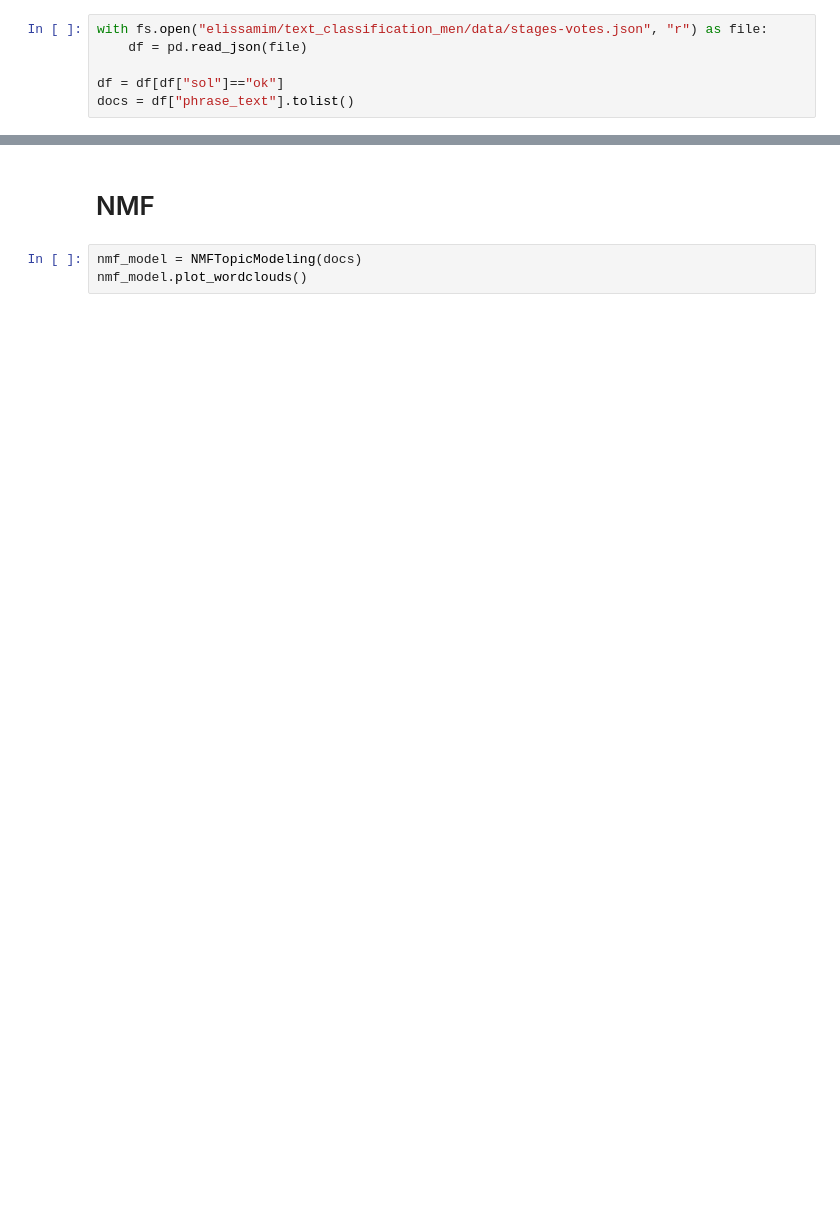
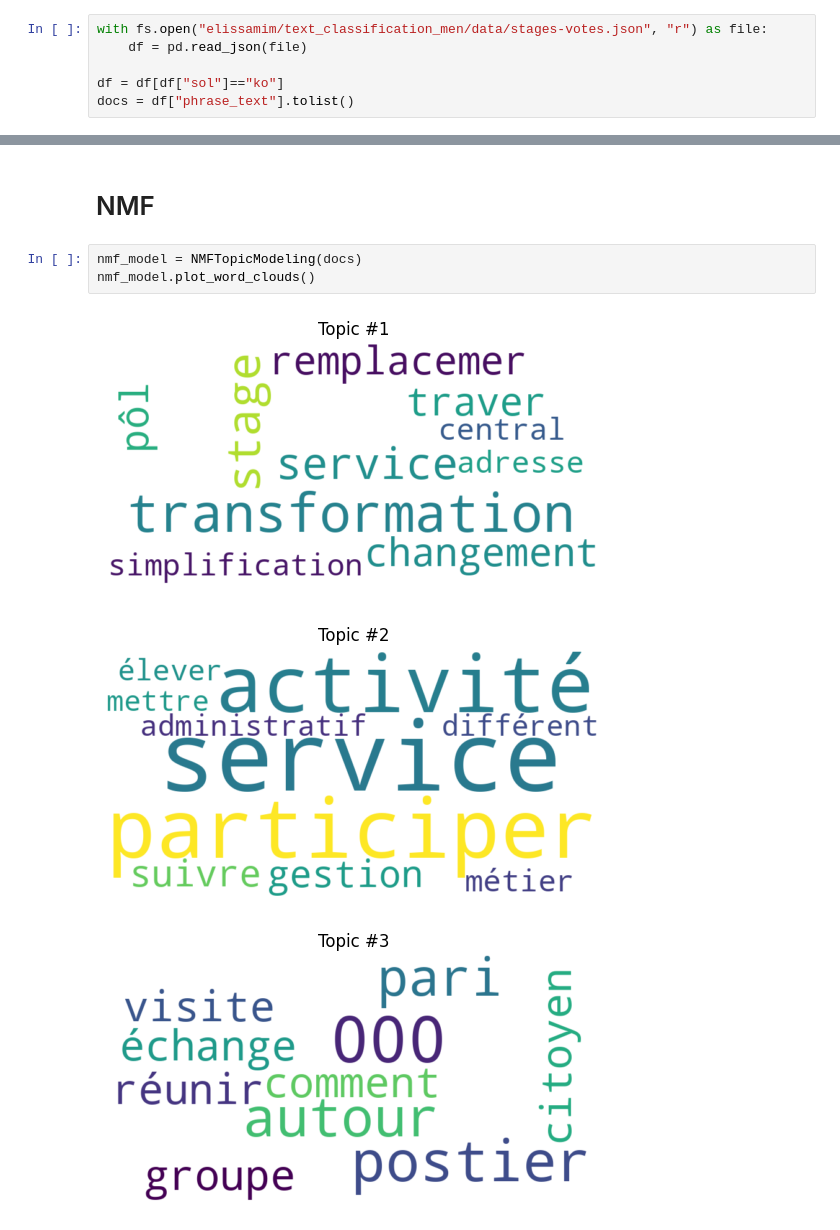
Before and after one commit to elissamim/text_classification_men, a Jupyter notebook: notebooks/5-topic_modeling.ipynb, the cells around one changed output, grey strips where cells are left out. Drawn from its saved outputs; the diff is of its cells as text; blank space fills up the shorter version.

```diff
--- a/notebooks/5-topic_modeling.ipynb
+++ b/notebooks/5-topic_modeling.ipynb
@@ -29,7 +46,7 @@ fs = s3fs.S3FileSystem(
 with fs.open("elissamim/text_classification_men/data/stages-votes.json", "r") as file:
     df = pd.read_json(file)
 
-df = df[df["sol"]=="ok"]
+df = df[df["sol"]=="ko"]
 docs = df["phrase_text"].tolist()
 # %% [markdown]
 # LDA
@@ -41,4 +61,8 @@ LDATopicModeling(docs).plot_word_clouds(lda_model)
 # NMF
 # %%
 nmf_model = NMFTopicModeling(docs)
-nmf_model.plot_wordclouds()
+nmf_model.plot_word_clouds()
+# %% [output]
+[figure, added]
+[figure, added]
+[figure, added]
```
Also changed, not shown: parts of 4 cells of this notebook, 1 other file.
